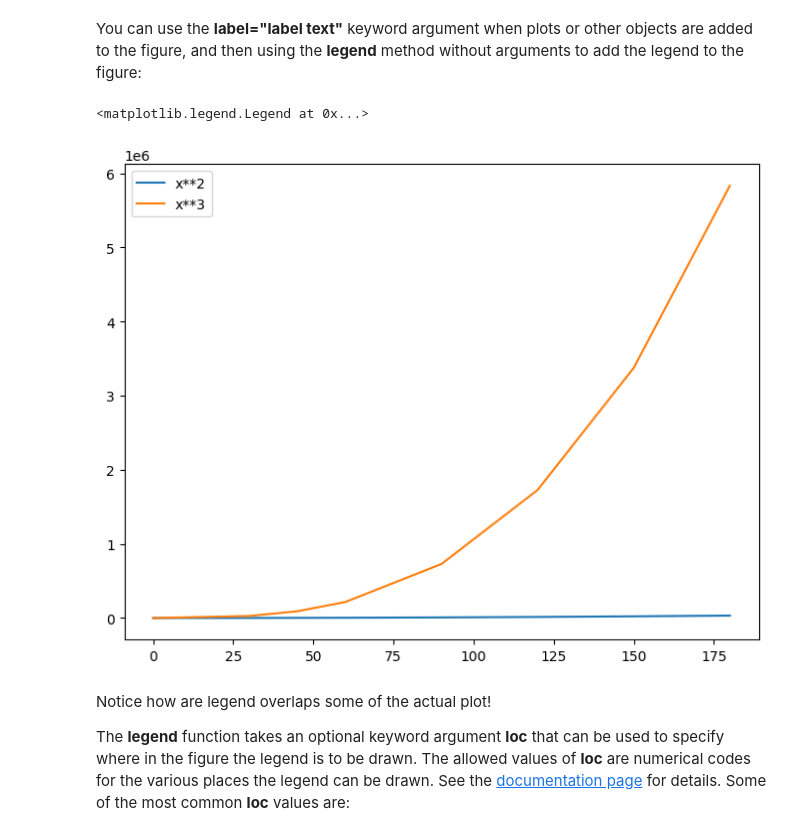
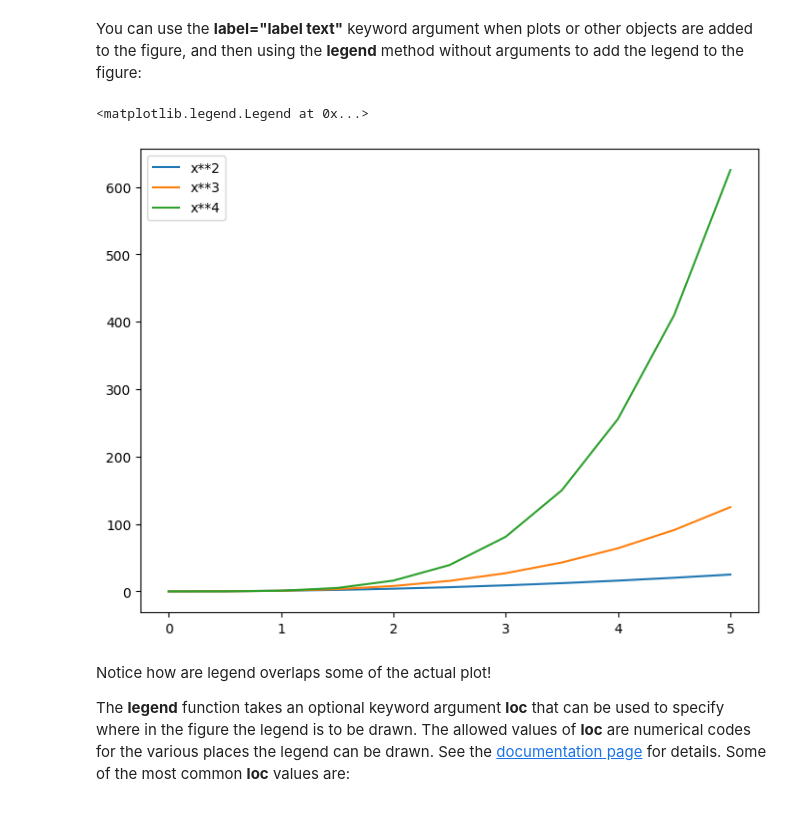
Before and after one commit to Maaz-Bin-Haider/DataScience-and-MachineLearning, a Jupyter notebook: Refactored_Py_DS_ML_Bootcamp-master/05-Data-Visualization-with-Matplotlib/01-Matplotlib Concepts Lecture.ipynb, the cells around one changed output. Drawn from its saved outputs; the diff is of its cells as text; code cells hidden in the pictures.

```diff
--- a/Refactored_Py_DS_ML_Bootcamp-master/05-Data-Visualization-with-Matplotlib/01-Matplotlib Concepts Lecture.ipynb
+++ b/Refactored_Py_DS_ML_Bootcamp-master/05-Data-Visualization-with-Matplotlib/01-Matplotlib Concepts Lecture.ipynb
@@ -201,6 +201,9 @@ axes2.plot(x,y_,'g--')
 # %% [output]
 [<matplotlib.lines.Line2D at 0x...>]
 [figure]
+# %%
+x = np.linspace(0, 5, 11)
+y = x **2
 # %% [markdown]
 ## subplots()
 
@@ -317,14 +327,15 @@ You can use the **label="label text"** keyword argument when plots or other obje
 # %%
 fig = plt.figure()
 
 ax = fig.add_axes([0,0,1,1])
 
 ax.plot(x, x**2, label="x**2")
 ax.plot(x, x**3, label="x**3")
+ax.plot(x,x**4,label="x**4")
 ax.legend()
 # %% [output]
 <matplotlib.legend.Legend at 0x...>
-[figure, old version]
+[figure, new version]
 # %% [markdown]
 Notice how are legend overlaps some of the actual plot!
 
```
Also changed, not shown: parts of 7 cells of this notebook.
